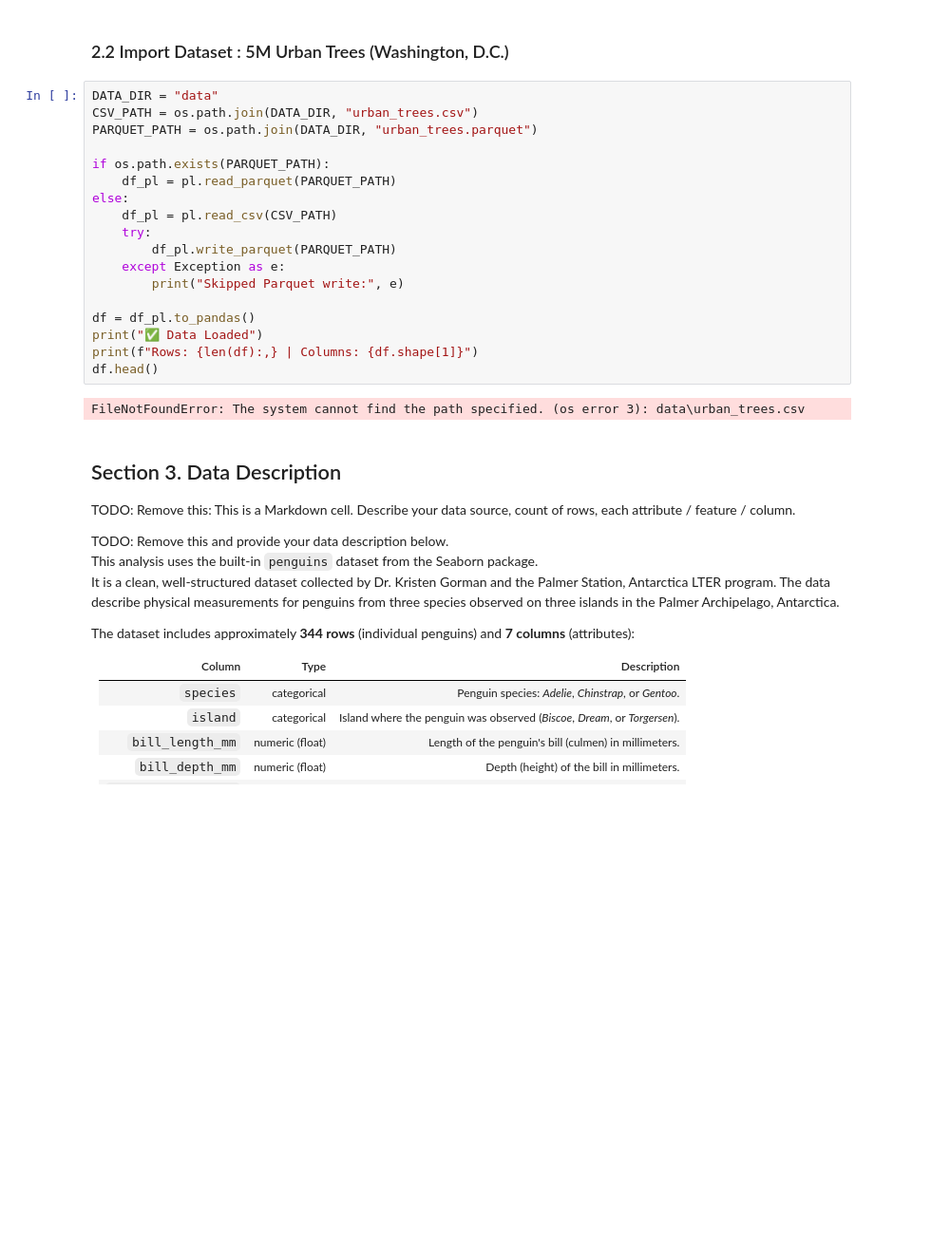
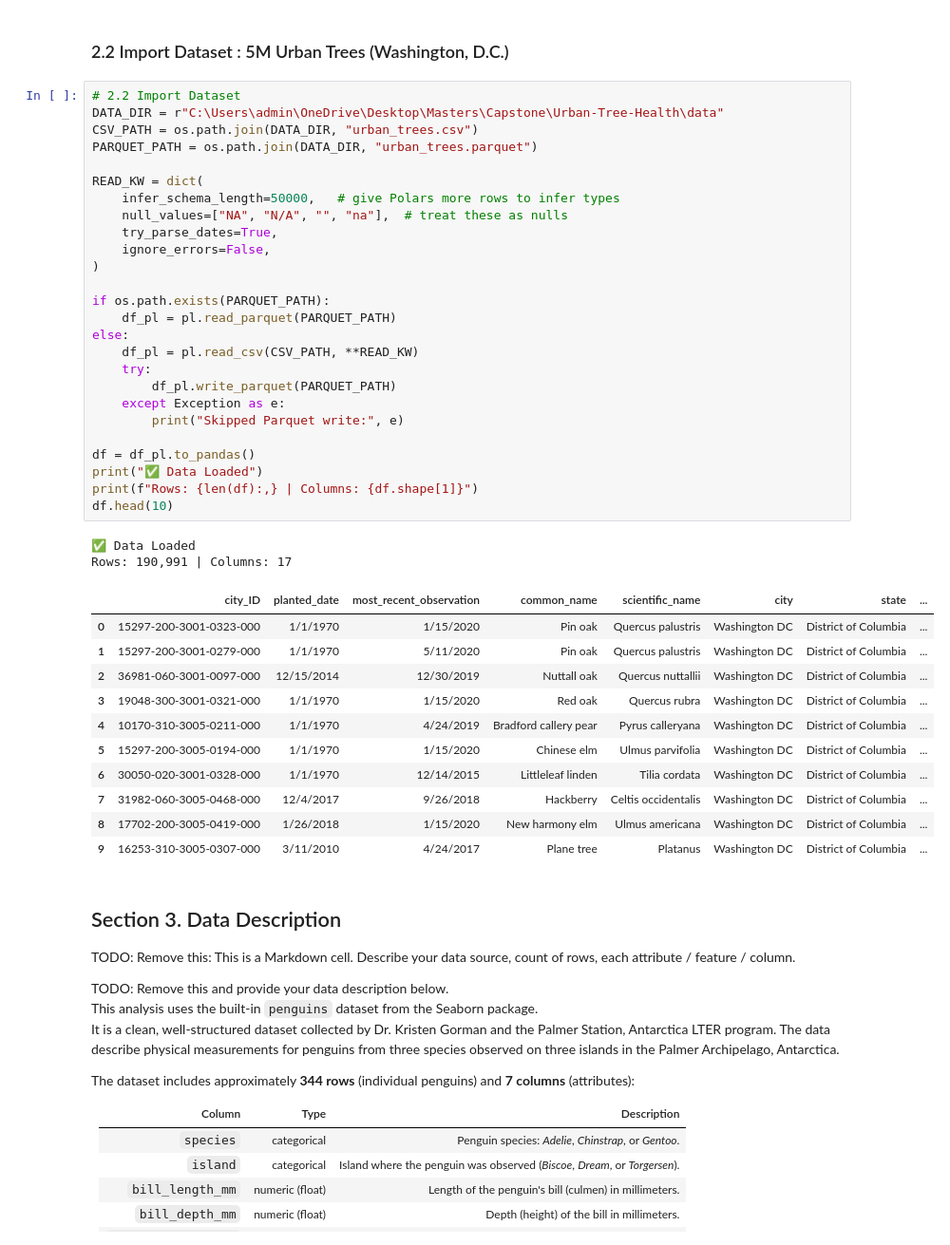
Before and after one commit to SchroderJ-pixel/Urban-Tree-Health-, a Jupyter notebook: notebooks/urban_trees_notebook.ipynb, the cells around one changed output. Shown at 95% size. Cells and saved outputs as stored; diff of their text form; blank space fills up the shorter version.

Commit message:
Imported dataset and shows the first 10 rows.

```diff
--- a/notebooks/urban_trees_notebook.ipynb
+++ b/notebooks/urban_trees_notebook.ipynb
@@ -48,25 +48,45 @@ sns.set_theme(context="notebook", style="whitegrid")
 # %% [markdown]
 ### 2.2 Import Dataset : 5M Urban Trees (Washington, D.C.)
 # %%
-DATA_DIR = "data"
+# 2.2 Import Dataset
+DATA_DIR = r"C:\Users\admin\OneDrive\Desktop\Masters\Capstone\Urban-Tree-Health\data"
 CSV_PATH = os.path.join(DATA_DIR, "urban_trees.csv")
 PARQUET_PATH = os.path.join(DATA_DIR, "urban_trees.parquet")
+
+READ_KW = dict(
+    infer_schema_length=50000,   # give Polars more rows to infer types
+    null_values=["NA", "N/A", "", "na"],  # treat these as nulls
+    try_parse_dates=True,
+    ignore_errors=False,
+)
 
 if os.path.exists(PARQUET_PATH):
     df_pl = pl.read_parquet(PARQUET_PATH)
 else:
-    df_pl = pl.read_csv(CSV_PATH)
+    df_pl = pl.read_csv(CSV_PATH, **READ_KW)
     try:
         df_pl.write_parquet(PARQUET_PATH)
     except Exception as e:
         print("Skipped Parquet write:", e)
 
 df = df_pl.to_pandas()
 print("✅ Data Loaded")
 print(f"Rows: {len(df):,} | Columns: {df.shape[1]}")
-df.head()
+df.head(10)
 # %% [output]
-FileNotFoundError: The system cannot find the path specified. (os error 3): data\urban_trees.csv
+✅ Data Loaded
+Rows: 190,991 | Columns: 17
+|  | city_ID | planted_date | most_recent_observation | common_name | scientific_name | city | state | ... |
+| 0 | 15297-200-3001-0323-000 | 1/1/1970 | 1/15/2020 | Pin oak | Quercus palustris | Washington DC | District of Columbia | ... |
+| 1 | 15297-200-3001-0279-000 | 1/1/1970 | 5/11/2020 | Pin oak | Quercus palustris | Washington DC | District of Columbia | ... |
+| 2 | 36981-060-3001-0097-000 | 12/15/2014 | 12/30/2019 | Nuttall oak | Quercus nuttallii | Washington DC | District of Columbia | ... |
+| 3 | 19048-300-3001-0321-000 | 1/1/1970 | 1/15/2020 | Red oak | Quercus rubra | Washington DC | District of Columbia | ... |
+| 4 | 10170-310-3005-0211-000 | 1/1/1970 | 4/24/2019 | Bradford callery pear | Pyrus calleryana | Washington DC | District of Columbia | ... |
+| 5 | 15297-200-3005-0194-000 | 1/1/1970 | 1/15/2020 | Chinese elm | Ulmus parvifolia | Washington DC | District of Columbia | ... |
+| 6 | 30050-020-3001-0328-000 | 1/1/1970 | 12/14/2015 | Littleleaf linden | Tilia cordata | Washington DC | District of Columbia | ... |
+| 7 | 31982-060-3005-0468-000 | 12/4/2017 | 9/26/2018 | Hackberry | Celtis occidentalis | Washington DC | District of Columbia | ... |
+| 8 | 17702-200-3005-0419-000 | 1/26/2018 | 1/15/2020 | New harmony elm | Ulmus americana | Washington DC | District of Columbia | ... |
+| 9 | 16253-310-3005-0307-000 | 3/11/2010 | 4/24/2017 | Plane tree | Platanus | Washington DC | District of Columbia | ... |
 # %% [markdown]
 ## Section 3. Data Description
 
```
Also changed, not shown: 1 other file.
